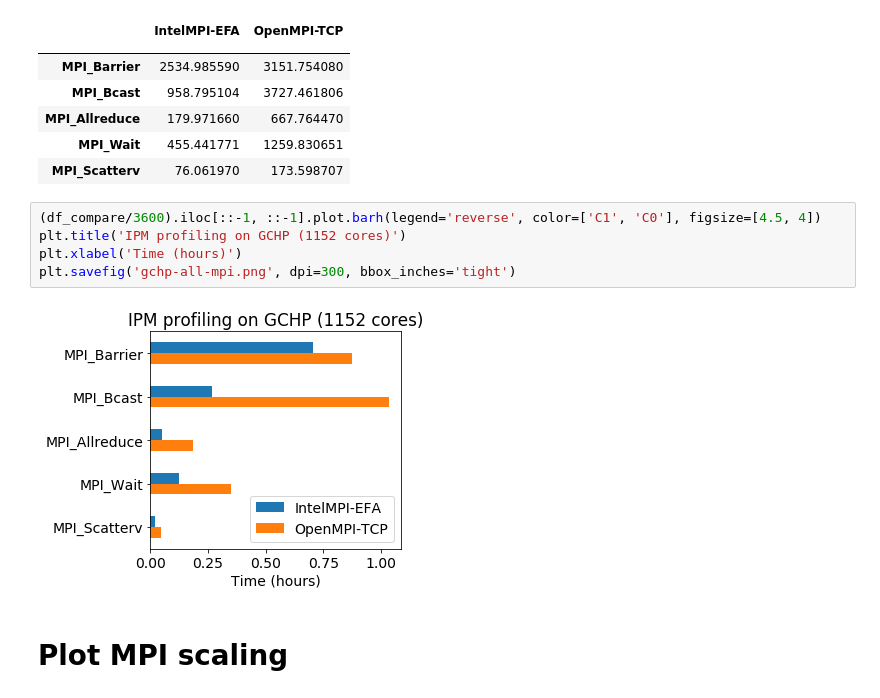
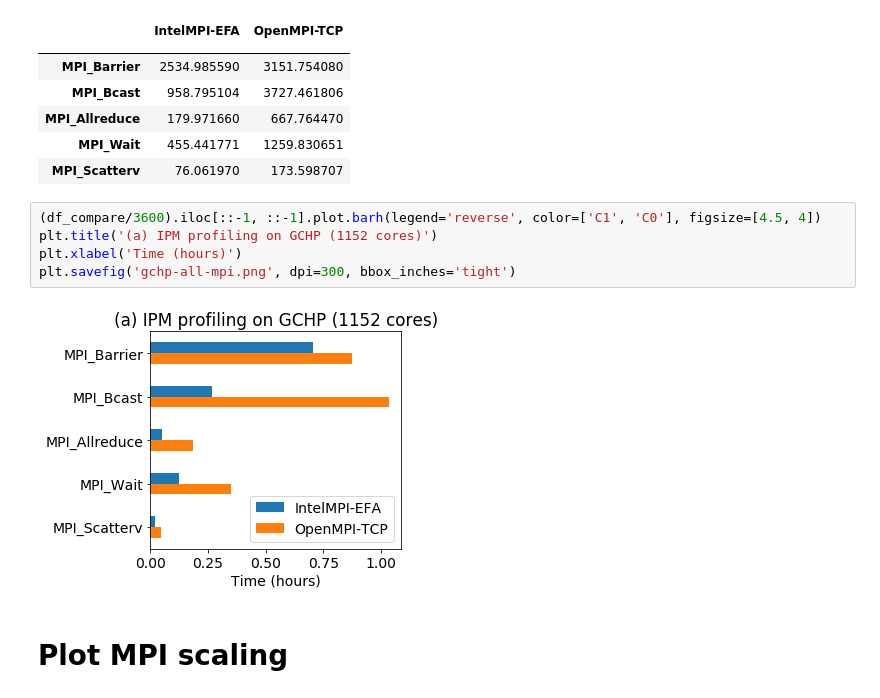
Before and after one commit to JiaweiZhuang/cloud-gchp-paper, a Jupyter notebook: notebooks/plot_ipm_profiling.ipynb, the cells around one changed output. Drawn from its saved outputs; the diff is of its cells as text.

```diff
--- a/notebooks/plot_ipm_profiling.ipynb
+++ b/notebooks/plot_ipm_profiling.ipynb
@@ -165,11 +165,11 @@ df_compare
 | MPI_Scatterv | 76.061970 | 173.598707 |
 # %%
 (df_compare/3600).iloc[::-1, ::-1].plot.barh(legend='reverse', color=['C1', 'C0'], figsize=[4.5, 4])
-plt.title('IPM profiling on GCHP (1152 cores)')
+plt.title('(a) IPM profiling on GCHP (1152 cores)')
 plt.xlabel('Time (hours)')
 plt.savefig('gchp-all-mpi.png', dpi=300, bbox_inches='tight')
 # %% [output]
-[figure, old version]
+[figure, new version]
 # %% [markdown]
 # Plot MPI scaling
 # %%
```
Also changed, not shown: parts of 3 cells of this notebook, 1 other file.
